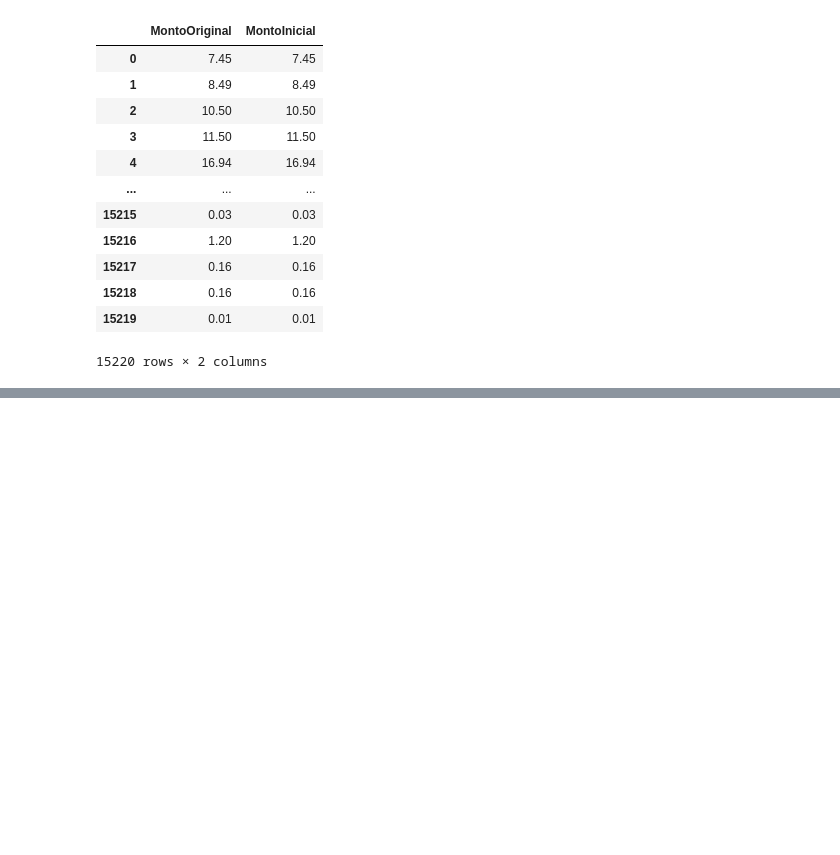
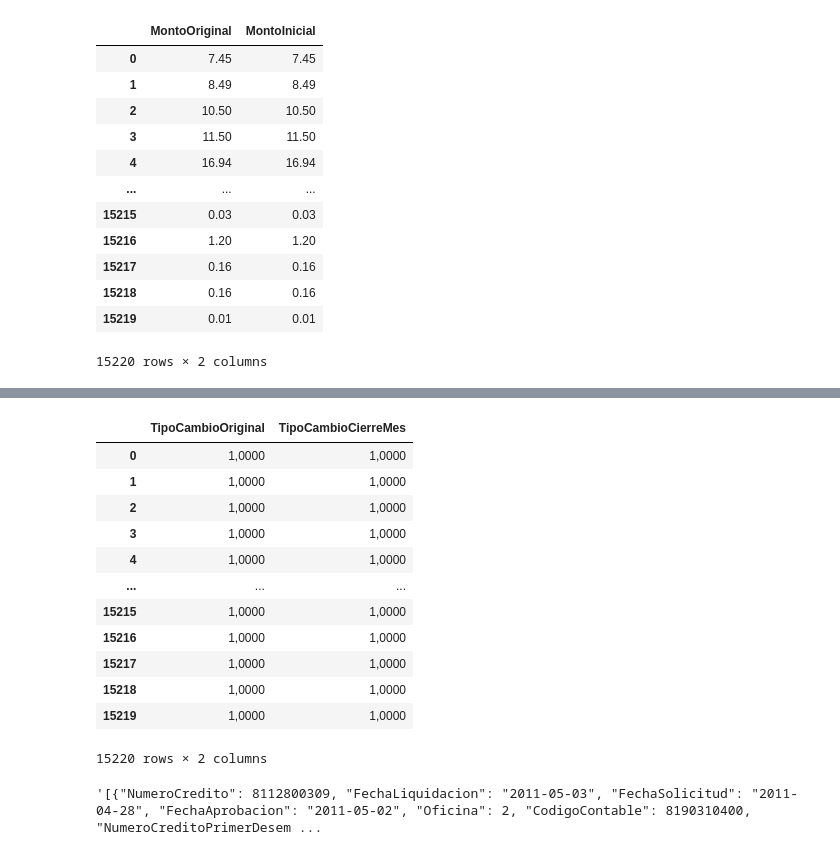
Before and after one commit to BAXTOR95/at-lrr, a Jupyter notebook: backend/app/jupyter_notebooks/AT04_Creation.ipynb, the cells around one changed output, grey strips where cells are left out. Drawn from its saved outputs; the diff is of its cells as text; code cells hidden in the pictures; blank space fills up the shorter version.

```diff
--- a/backend/app/jupyter_notebooks/AT04_Creation.ipynb
+++ b/backend/app/jupyter_notebooks/AT04_Creation.ipynb
@@ -2134,7 +2150,7 @@ at04_df = at04_df.append(pd.DataFrame([{
     'FechaCambioEstatusCapitalTransferido': pd.to_datetime('01/01/1900'),
     'FechaNacimiento': pd.to_datetime('01/01/1900'),
     'UnidadValoracionAT04': 0.00,
-    'TipoDC': CD_CHOICES.get('SOBREGIROS'),
+    'TipoCD': CD_CHOICES.get('SOBREGIROS'),
 } for row in sc_df.itertuples()]), ignore_index=True, sort=True)
 # %%
 at04_df[labels]
@@ -2156,7 +2172,7 @@ at04_df[labels]
 filter_df = (at04_df.EstadoCredito == 3) & \
             (at04_df.MontoLineaCredito == 0.00)
 
-filter_type_df = at04_df.TipoDC.isin(['1', '2', '3', '4', '9', '14', '15'])
+filter_type_df = at04_df.TipoCD.isin(['1', '2', '3', '4', '9', '14', '15'])
 at04_df.loc[filter_df & filter_type_df, ['MontoOriginal', 'MontoInicial']] = at04_df[filter_df].set_index('NumeroCredito').join(
     ah_mod_df, rsuffix='_ah')[['CapitalCastigado', 'CapitalCastigado']]
 # %%
@@ -2178,7 +2194,7 @@ at04_df[['MontoOriginal', 'MontoInicial']]
 # %%
 filter_canceled_df = at04_df.EstadoCredito == 3
 filter_active_df = at04_df.EstadoCredito == 1
-filter_type_df = at04_df.TipoDC.isin([
+filter_type_df = at04_df.TipoCD.isin([
                     CD_CHOICES.get('CCA_CONSUMO'),
                     CD_CHOICES.get('CCH'),
                     CD_CHOICES.get('PIL'),
@@ -2191,3 +2207,34 @@ filter_type_df = at04_df.TipoDC.isin([
                     CD_CHOICES.get('SEGUROS')
                 ])
 at04_df.loc[filter_canceled_df & filter_type_df, ['FechaVencimientoUltimaCoutaCapital', 'FechaVencimientoUltimaCuotaInteres']] = ['01/01/1900', '01/01/1900']
+# %%
+# Check that UltimaechaCancelacionCuotaIntereses is 19000101
+filter_df = (at04_df.MontoOriginal == at04_df.Saldo) & \
+            (at04_df.PeriodicidadPagoInteresCredito < 1024) & \
+            (at04_df.TipoCD.isin([
+                CD_CHOICES.get('ICG_NO_DIRIGIDA'),
+            ]))
+at04_df.loc[filter_df,
+                 'UltimaFechaCancelacionCuotaIntereses'] = '01/01/1900'
+
+# Check that TipoCredito = 1 when TipoCD PILS and CodigoContable = 1330510102
+filter_df = (at04_df.CodigoContable == 1330510102) & \
+            (at04_df.TipoCD.isin([
+                CD_CHOICES.get('PILS'),
+            ]))
+at04_df.loc[filter_df, 'TipoCredito'] = 1
+
+# Check that EstadoCredito = 3 and SituacionCredito = 0
+# When CodigoContable = 8190310100
+at04_df.loc[
+    at04_df.CodigoContable == 8190310100,
+    ['EstadoCredito', 'SituacionCredito']
+] = [3, 0]
+
+# Check that TipoCredito equals zero (0) for canceled credits
+filter_canceled_df = at04_df.EstadoCredito == 3
+at04_df.loc[filter_canceled_df, 'TipoCredito'] = 0
+
+# Check that ClasificacionRiesgo is zero (0) for EstadoCredito in 2 and 3
+filter_df = at04_df.EstadoCredito.isin([2, 3])
+at04_df.loc[filter_df, 'ClasificacionRiesgo'] = 0
@@ -2193,0 +2271,16 @@ at04_df.loc[filter_canceled_df & filter_type_df, ['FechaVencimientoUltimaCoutaCa
+# %%
+at04_df[['TipoCambioOriginal', 'TipoCambioCierreMes']].astype('float64').applymap('{0:.4f}'.format).apply(lambda x: x.replace(r'\.', ',', regex=True))
+# %% [output]
+|  | TipoCambioOriginal | TipoCambioCierreMes |
+| 0 | 1,0000 | 1,0000 |
+| 1 | 1,0000 | 1,0000 |
+| 2 | 1,0000 | 1,0000 |
+| 3 | 1,0000 | 1,0000 |
+| 4 | 1,0000 | 1,0000 |
+| ... | ... | ... |
+| 15215 | 1,0000 | 1,0000 |
+| 15216 | 1,0000 | 1,0000 |
+| 15217 | 1,0000 | 1,0000 |
+| 15218 | 1,0000 | 1,0000 |
+| 15219 | 1,0000 | 1,0000 |
+15220 rows × 2 columns
@@ -2193,0 +2290,19 @@ at04_df.loc[filter_canceled_df & filter_type_df, ['FechaVencimientoUltimaCoutaCa
+# %%
+import json
+import datetime
+
+def get_json(df):
+    """ Small function to serialise DataFrame dates as 'YYYY-MM-DD' in JSON """
+
+    def convert_timestamp(item_date_object):
+        if isinstance(item_date_object, (datetime.date, datetime.datetime)):
+            return item_date_object.strftime("%Y-%m-%d")
+
+    dict_ = df.to_dict(orient='records')
+
+    return json.dumps(dict_, default=convert_timestamp)
+
+my_json = get_json(at04_df[labels].head(100))
+my_json
+# %% [output]
+'[{"NumeroCredito": 8112800309, "FechaLiquidacion": "2011-05-03", "FechaSolicitud": "2011-04-28", "FechaAprobacion": "2011-05-02", "Oficina": 2, "CodigoContable": 8190310400, "NumeroCreditoPrimerDesem ...
```
Also changed, not shown: parts of 16 cells of this notebook, 19 other files.
